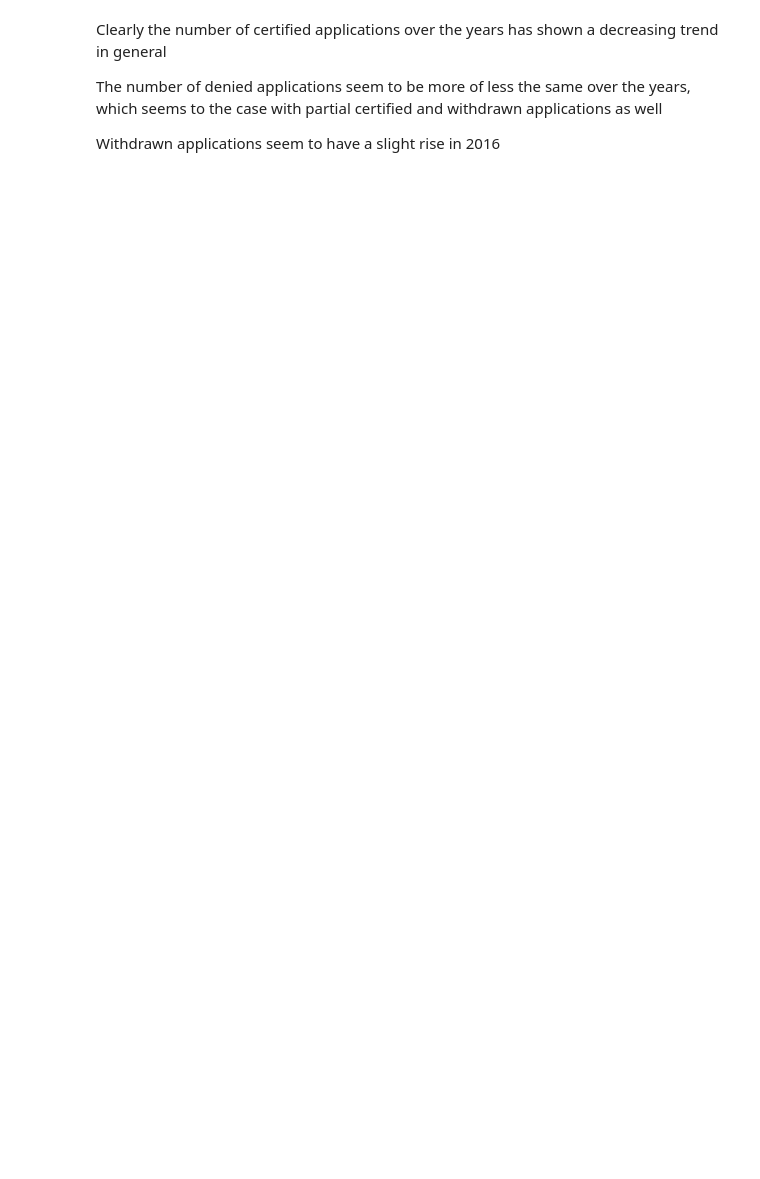
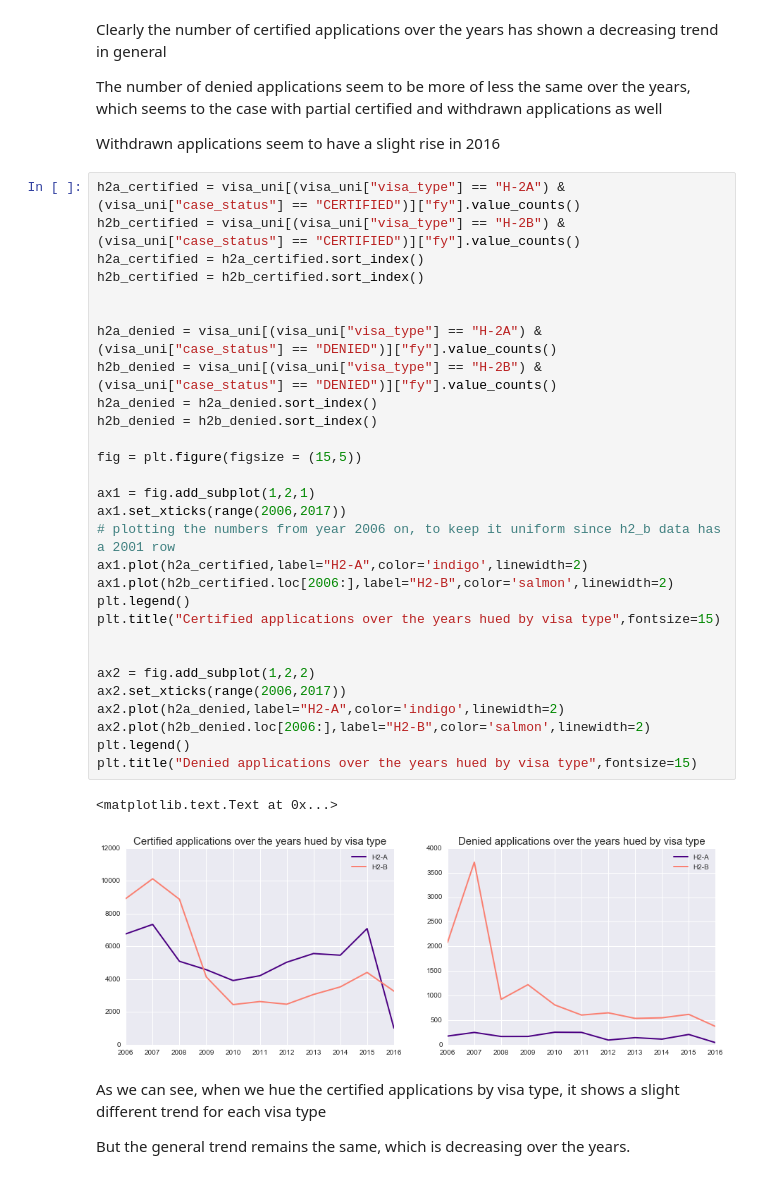
Before and after one commit to chrke/H2VisaAnalysis, a Jupyter notebook: H2_visa_analysis.ipynb, the cells around one changed output. Saved outputs shown, nothing was run; the diff lists cells and outputs as text; blank space fills up the shorter version.

```diff
--- a/H2_visa_analysis.ipynb
+++ b/H2_visa_analysis.ipynb
@@ -394,3 +485,39 @@ Clearly the number of certified applications over the years has shown a decreasi
 The number of denied applications seem to be more of less the same over the years, which seems to the case with partial certified and withdrawn applications as well
 
 Withdrawn applications seem to have a slight rise in 2016
+# %%
+h2a_certified = visa_uni[(visa_uni["visa_type"] == "H-2A") & (visa_uni["case_status"] == "CERTIFIED")]["fy"].value_counts()
+h2b_certified = visa_uni[(visa_uni["visa_type"] == "H-2B") & (visa_uni["case_status"] == "CERTIFIED")]["fy"].value_counts()
+h2a_certified = h2a_certified.sort_index()
+h2b_certified = h2b_certified.sort_index()
+
+
+h2a_denied = visa_uni[(visa_uni["visa_type"] == "H-2A") & (visa_uni["case_status"] == "DENIED")]["fy"].value_counts()
+h2b_denied = visa_uni[(visa_uni["visa_type"] == "H-2B") & (visa_uni["case_status"] == "DENIED")]["fy"].value_counts()
+h2a_denied = h2a_denied.sort_index()
+h2b_denied = h2b_denied.sort_index()
+
+fig = plt.figure(figsize = (15,5))
+
+ax1 = fig.add_subplot(1,2,1)
+ax1.set_xticks(range(2006,2017))
+# plotting the numbers from year 2006 on, to keep it uniform since h2_b data has a 2001 row
+ax1.plot(h2a_certified,label="H2-A",color='indigo',linewidth=2)
+ax1.plot(h2b_certified.loc[2006:],label="H2-B",color='salmon',linewidth=2)
+plt.legend()
+plt.title("Certified applications over the years hued by visa type",fontsize=15)
+
+
+ax2 = fig.add_subplot(1,2,2)
+ax2.set_xticks(range(2006,2017))
+ax2.plot(h2a_denied,label="H2-A",color='indigo',linewidth=2)
+ax2.plot(h2b_denied.loc[2006:],label="H2-B",color='salmon',linewidth=2)
+plt.legend()
+plt.title("Denied applications over the years hued by visa type",fontsize=15)
+# %% [output]
+<matplotlib.text.Text at 0x...>
+[figure, added]
+# %% [markdown]
+As we can see, when we hue the certified applications by visa type, it shows a slight different trend for each visa type
+
+But the general trend remains the same, which is decreasing over the years.
```
Also changed, not shown: parts of 17 cells of this notebook.
